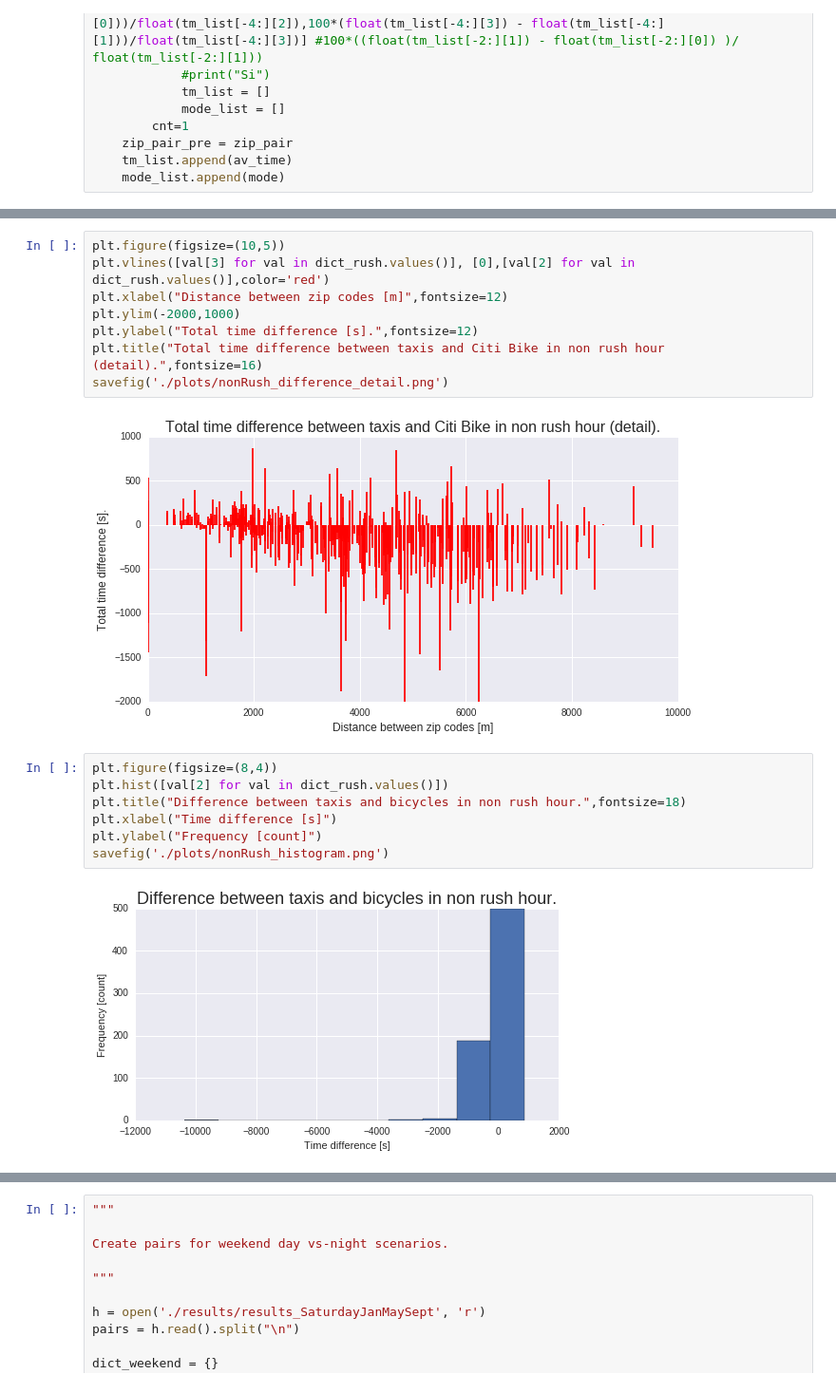
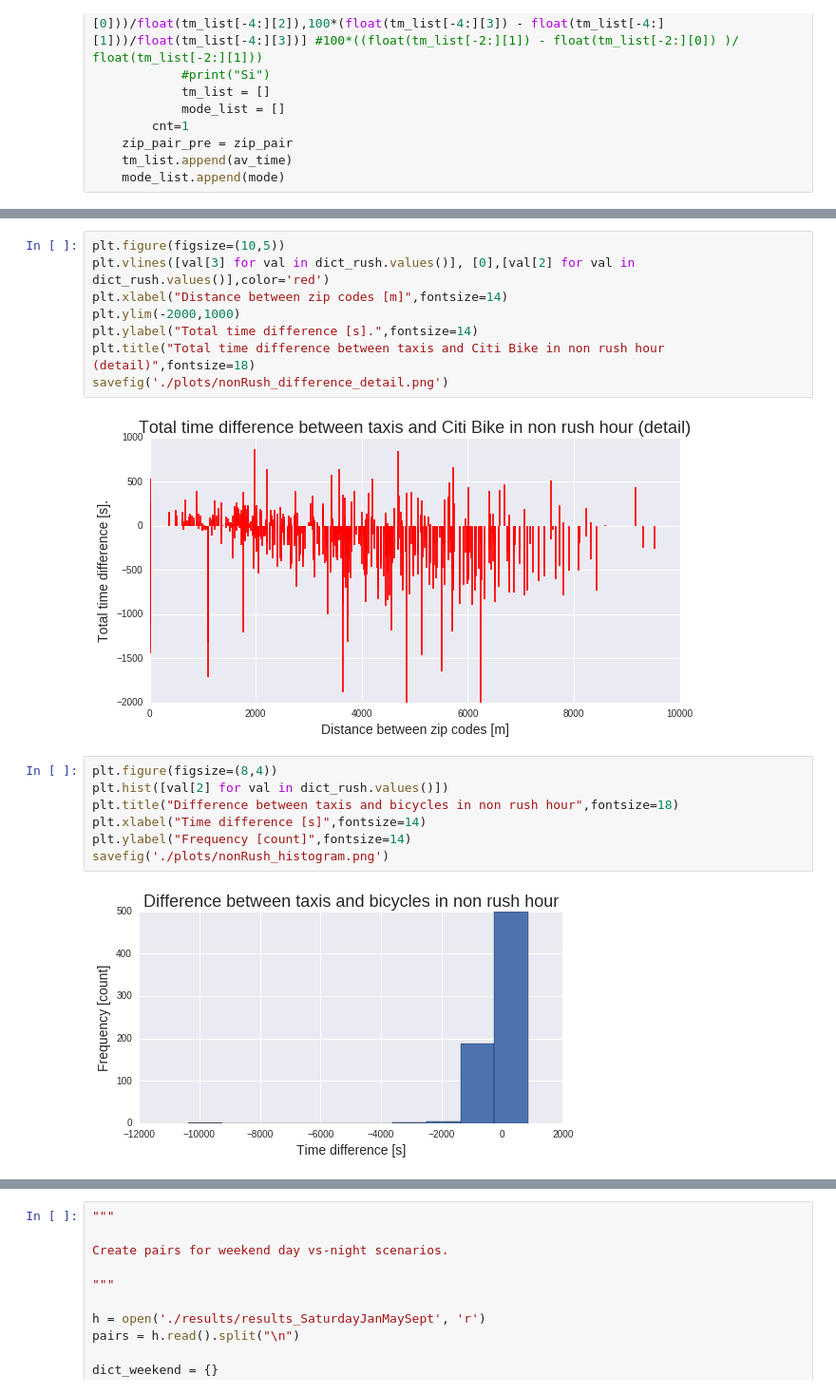
Before and after one commit to sarangof/Citibike-vs-taxis-NYC, a Jupyter notebook: resultsVisualization.ipynb, the cells around one changed output, grey strips where cells are left out. Shown at 95% size. Saved outputs shown, nothing was run; the diff lists cells and outputs as text.

```diff
--- a/resultsVisualization.ipynb
+++ b/resultsVisualization.ipynb
@@ -231,22 +232,22 @@ Mean difference in non rush hour: -154.808357349
 # %%
 plt.figure(figsize=(10,5))
 plt.vlines([val[3] for val in dict_rush.values()], [0],[val[2] for val in dict_rush.values()],color='red')
-plt.xlabel("Distance between zip codes [m]",fontsize=12)
+plt.xlabel("Distance between zip codes [m]",fontsize=14)
 plt.ylim(-2000,1000)
-plt.ylabel("Total time difference [s].",fontsize=12)
-plt.title("Total time difference between taxis and Citi Bike in non rush hour (detail).",fontsize=16)
+plt.ylabel("Total time difference [s].",fontsize=14)
+plt.title("Total time difference between taxis and Citi Bike in non rush hour (detail)",fontsize=18)
 savefig('./plots/nonRush_difference_detail.png')
 # %% [output]
-[figure, old version]
+[figure, new version]
 # %%
 plt.figure(figsize=(8,4))
 plt.hist([val[2] for val in dict_rush.values()])
-plt.title("Difference between taxis and bicycles in non rush hour.",fontsize=18)
-plt.xlabel("Time difference [s]")
-plt.ylabel("Frequency [count]")
+plt.title("Difference between taxis and bicycles in non rush hour",fontsize=18)
+plt.xlabel("Time difference [s]",fontsize=14)
+plt.ylabel("Frequency [count]",fontsize=14)
 savefig('./plots/nonRush_histogram.png')
 # %% [output]
-[figure, old version]
+[figure, new version]
 # %%
 plt.figure(figsize=(10,5))
 plt.vlines([val[3] for val in dict_rush.values()], [0],[val[5] for val in dict_rush.values()],color='red')
```
Also changed, not shown: parts of 16 cells of this notebook, 18 other files.
